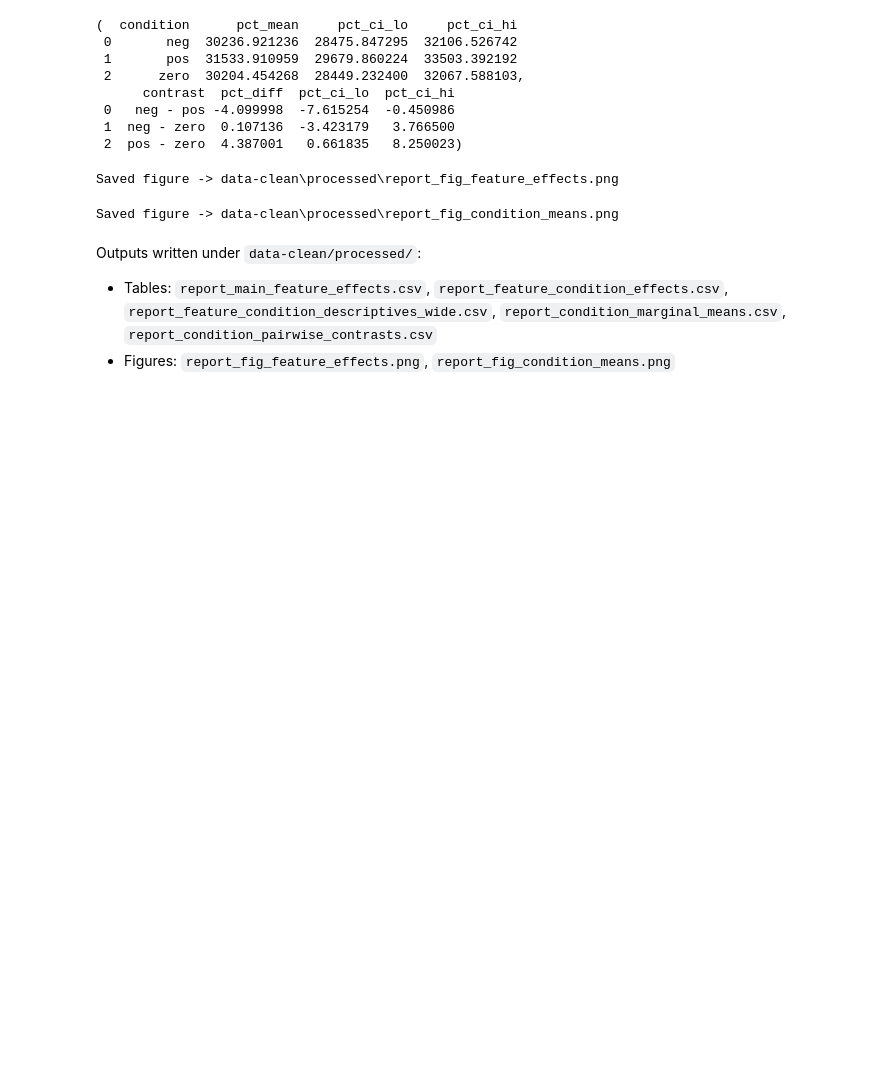
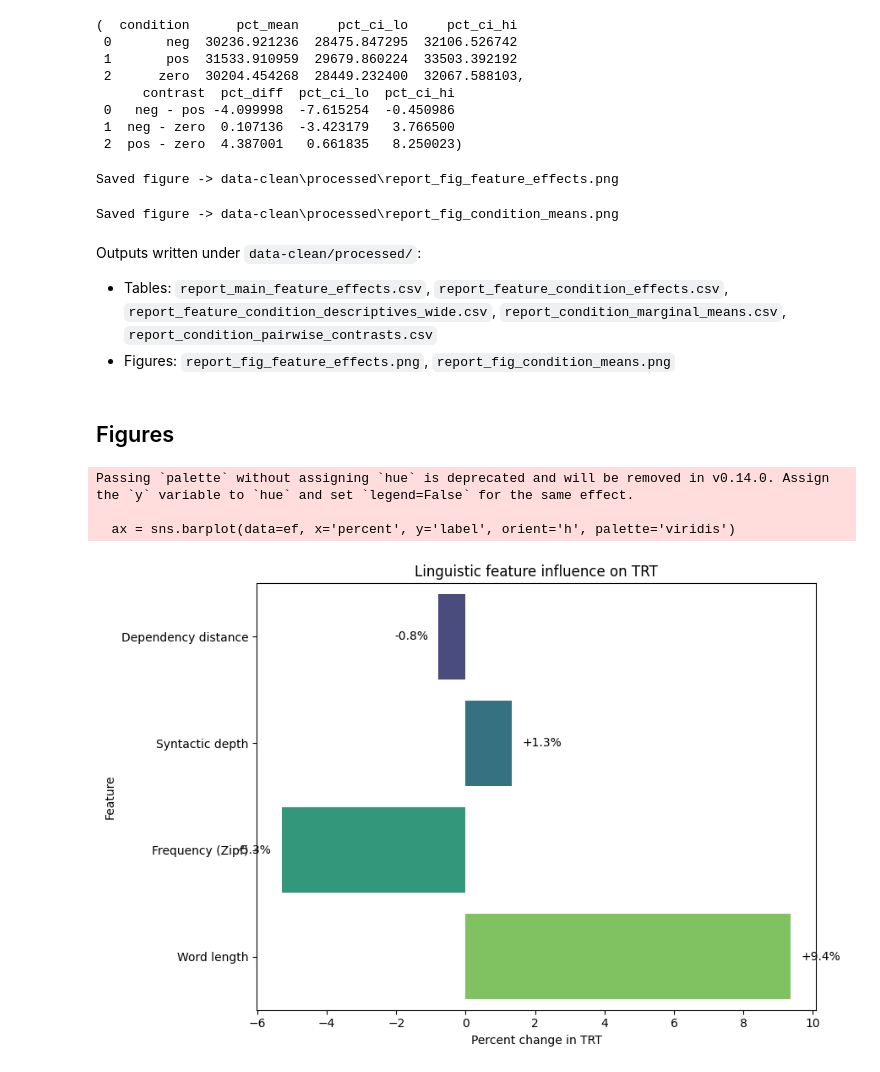
Before and after one commit to mertyesilyurrt/my, a Jupyter notebook: StudyPipeline.ipynb, the cells around one changed output. Saved outputs shown, nothing was run; the diff lists cells and outputs as text; code cells hidden in the pictures; blank space fills up the shorter version.

```diff
--- a/StudyPipeline.ipynb
+++ b/StudyPipeline.ipynb
@@ -1583,3 +1608,47 @@ Outputs written under `data-clean/processed/`:
 - Tables: `report_main_feature_effects.csv`, `report_feature_condition_effects.csv`, `report_feature_condition_descriptives_wide.csv`,
   `report_condition_marginal_means.csv`, `report_condition_pairwise_contrasts.csv`
 - Figures: `report_fig_feature_effects.png`, `report_fig_condition_means.png`
+# %% [markdown]
+## Figures
+# %%
+# Linguistic feature influence on TRT
+from pathlib import Path
+from IPython.display import display, Image
+import pandas as pd
+import seaborn as sns
+import matplotlib.pyplot as plt
+
+proc = Path('data-clean/processed')
+saved = proc / 'report_fig_feature_effects.png'
+main_csv = proc / 'report_main_feature_effects.csv'
+
+if main_csv.exists():
+    ef = pd.read_csv(main_csv)
+    # Drop Integration cost rows
+    ef = ef[~ef['label'].str.contains('integration', case=False, na=False)].copy()
+    # Use the signed percent column
+    if 'percent' not in ef.columns:
+        print('Unexpected columns in feature effects table:', ef.columns.tolist())
+        display(ef.head())
+    else:
+        ef = ef.sort_values(by='percent', key=lambda s: s.abs())
+        plt.figure(figsize=(9,6))
+        ax = sns.barplot(data=ef, x='percent', y='label', orient='h', palette='viridis')
+        for i, row in ef.reset_index(drop=True).iterrows():
+            sign = '+' if row['percent'] >= 0 else ''
+            ax.text(row['percent'] + (0.3 if row['percent'] >= 0 else -0.3), i,
+                    f"{sign}{row['percent']:.1f}%", va='center', ha='left' if row['percent'] >= 0 else 'right', color='black')
+        ax.set_xlabel('Percent change in TRT')
+        ax.set_ylabel('Feature')
+        ax.set_title('Linguistic feature influence on TRT')
+        plt.tight_layout()
+        plt.show()
+elif saved.exists():
+    display(Image(filename=str(saved)))
+else:
+    print('Missing inputs for feature influence figure:', main_csv)
+# %% [output]
+Passing `palette` without assigning `hue` is deprecated and will be removed in v0.14.0. Assign the `y` variable to `hue` and set `legend=False` for the same effect.
+
+  ax = sns.barplot(data=ef, x='percent', y='label', orient='h', palette='viridis')
+[figure, added]
```
Also changed, not shown: parts of 16 cells of this notebook.
